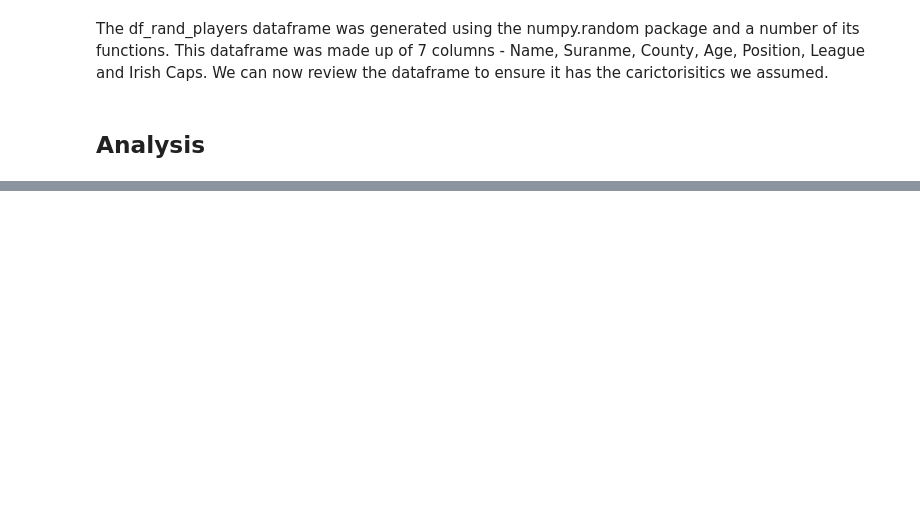
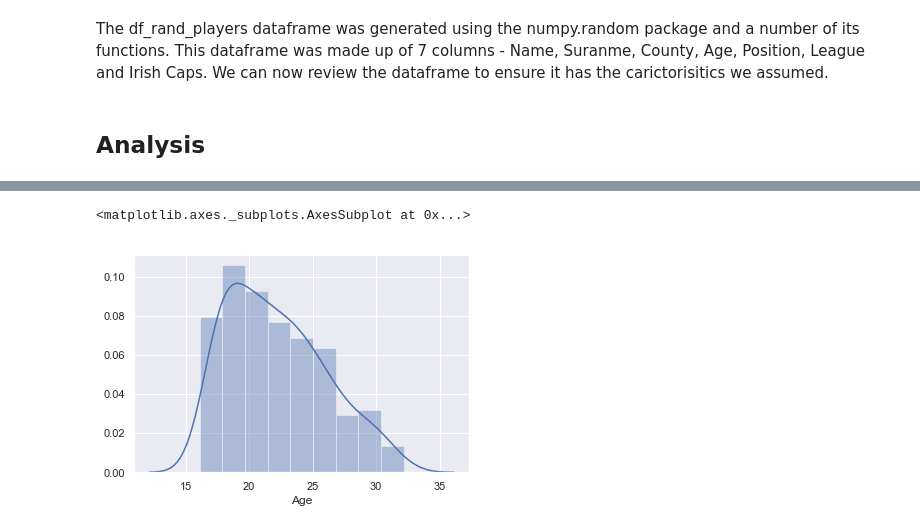
Before and after one commit to EoghanDelaney/Prog_DA_Project_2019, a Jupyter notebook: ProgDA_Project.ipynb, the cells around one changed output, grey strips where cells are left out. Drawn from its saved outputs; the diff is of its cells as text; code cells hidden in the pictures; blank space fills up the shorter version.

Commit message:
added checka

```diff
--- a/ProgDA_Project.ipynb
+++ b/ProgDA_Project.ipynb
@@ -325,2 +368,8 @@ df_forname_compare = pd.concat([check_Forename, original_Forename], axis=1)
+# %%
+check_age = df_rand_players['Age']
+sns.distplot(check_age, color="b",)
+# %% [output]
+<matplotlib.axes._subplots.AxesSubplot at 0x...>
+[figure, added]
 # %%
 #df_rand_players.to_csv(r'generated_players.csv', index = None, header=True)
```
Also changed, not shown: parts of 11 cells of this notebook.
